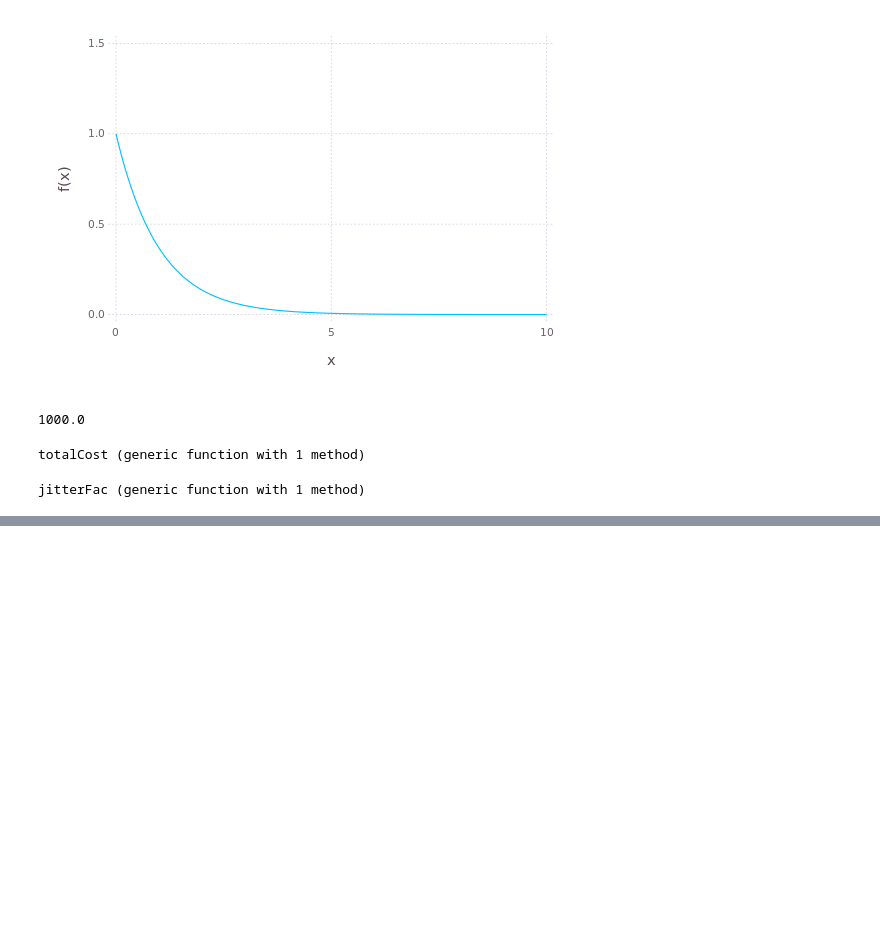
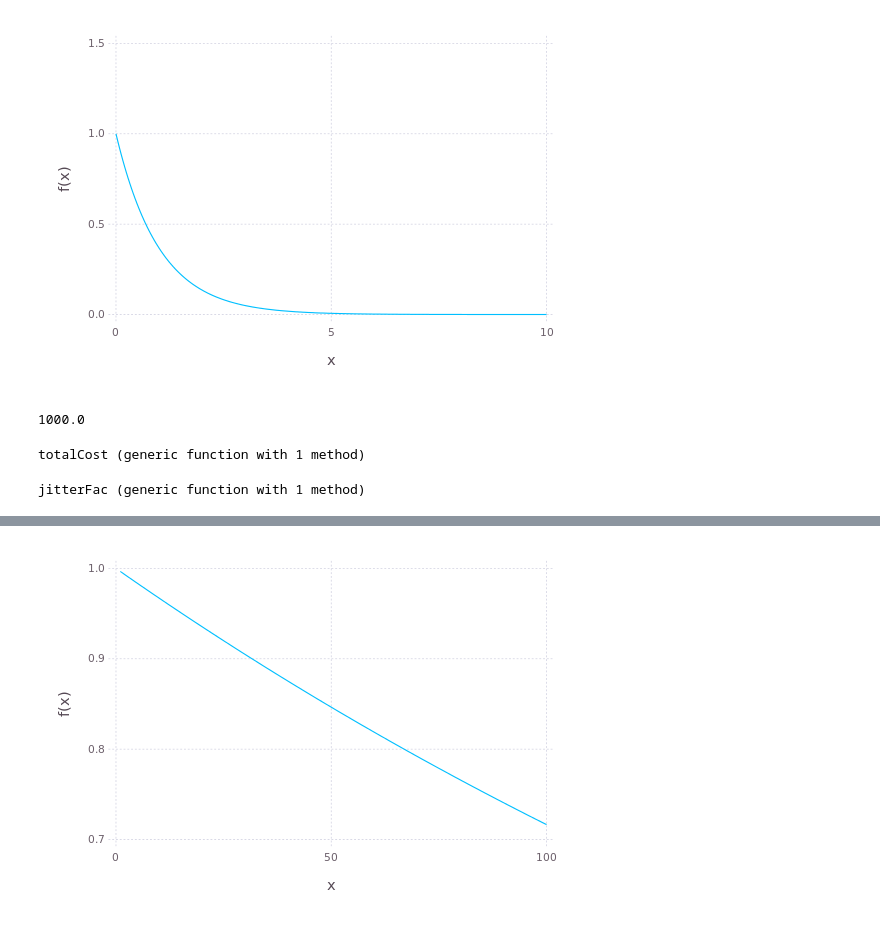
Before and after one commit to cfusting/ijulianotebooks, a Jupyter notebook: Fac.ipynb, the cells around one changed output, grey strips where cells are left out. Saved outputs shown, nothing was run; the diff lists cells and outputs as text; code cells hidden in the pictures; blank space fills up the shorter version.

```diff
--- a/Fac.ipynb
+++ b/Fac.ipynb
@@ -88,0 +124,4 @@ jitterFac (generic function with 1 method)
+# %%
+plot(x -> exp(-x/300), 1, 100)
+# %% [output]
+[figure, added]
```
Also changed, not shown: parts of 2 cells of this notebook.
